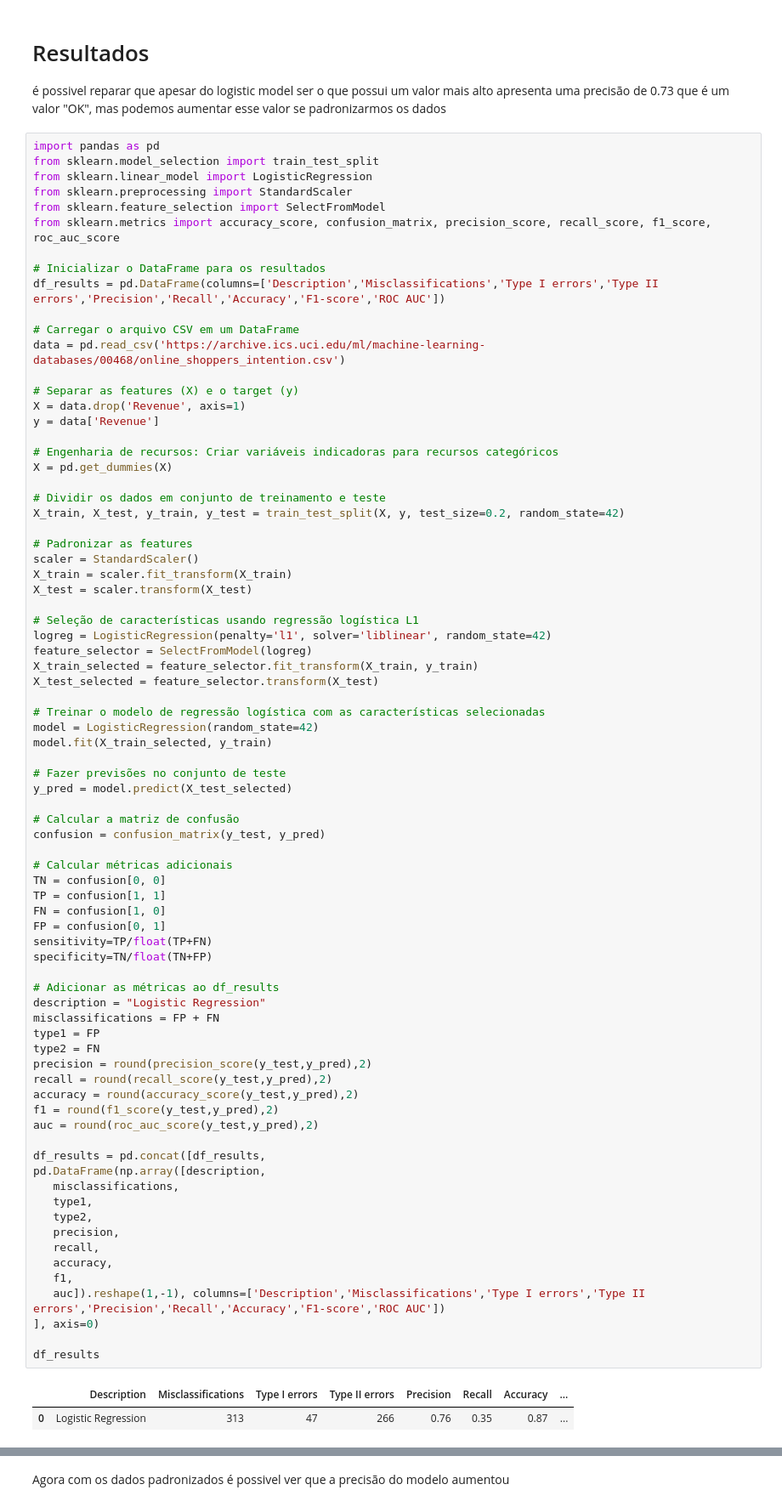
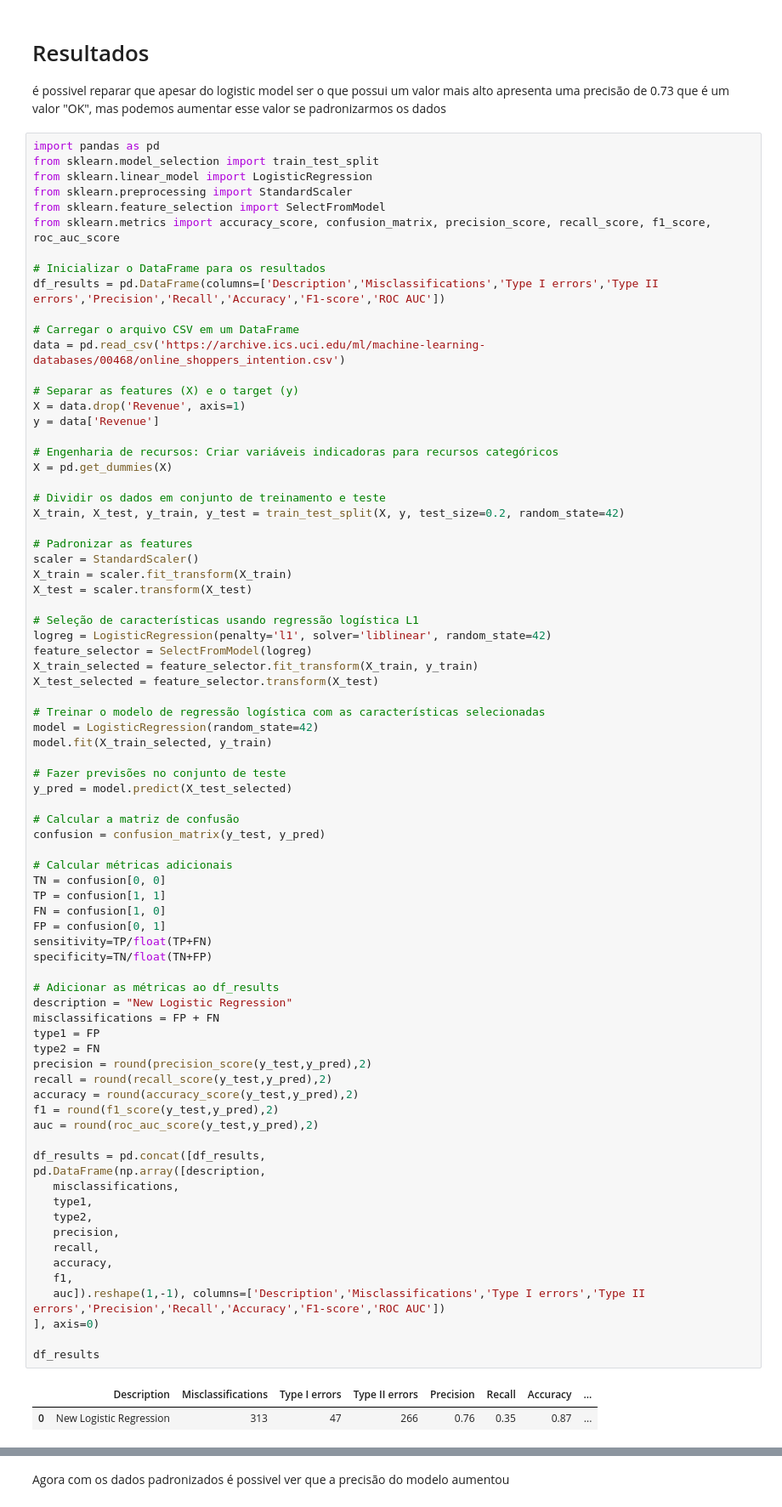
Before and after one commit to Rendrick27/Online_Shoppers_Purchasing, a Jupyter notebook: Main/Main_Script.ipynb, the cells around one changed output, grey strips where cells are left out. Shown at 85% size. Drawn from its saved outputs; the diff is of its cells as text.

```diff
--- a/Main/Main_Script.ipynb
+++ b/Main/Main_Script.ipynb
@@ -562,32 +566,32 @@ TP = confusion[1, 1]
 FN = confusion[1, 0]
 FP = confusion[0, 1]
 sensitivity=TP/float(TP+FN)
 specificity=TN/float(TN+FP)
 
 # Adicionar as métricas ao df_results
-description = "Logistic Regression"
+description = "New Logistic Regression"
 misclassifications = FP + FN
 type1 = FP
 type2 = FN
 precision = round(precision_score(y_test,y_pred),2)
 recall = round(recall_score(y_test,y_pred),2)
 accuracy = round(accuracy_score(y_test,y_pred),2)
 f1 = round(f1_score(y_test,y_pred),2)
 auc = round(roc_auc_score(y_test,y_pred),2)
 
 df_results = pd.concat([df_results,
 pd.DataFrame(np.array([description,
    misclassifications,
    type1,
    type2,
    precision,
    recall,
    accuracy,
    f1,
    auc]).reshape(1,-1), columns=['Description','Misclassifications','Type I errors','Type II errors','Precision','Recall','Accuracy','F1-score','ROC AUC'])
 ], axis=0)
 
 df_results
 # %% [output]
 |  | Description | Misclassifications | Type I errors | Type II errors | Precision | Recall | Accuracy | ... |
-| 0 | Logistic Regression | 313 | 47 | 266 | 0.76 | 0.35 | 0.87 | ... |
+| 0 | New Logistic Regression | 313 | 47 | 266 | 0.76 | 0.35 | 0.87 | ... |
```
Also changed, not shown: parts of 6 cells of this notebook, 1 other file.
